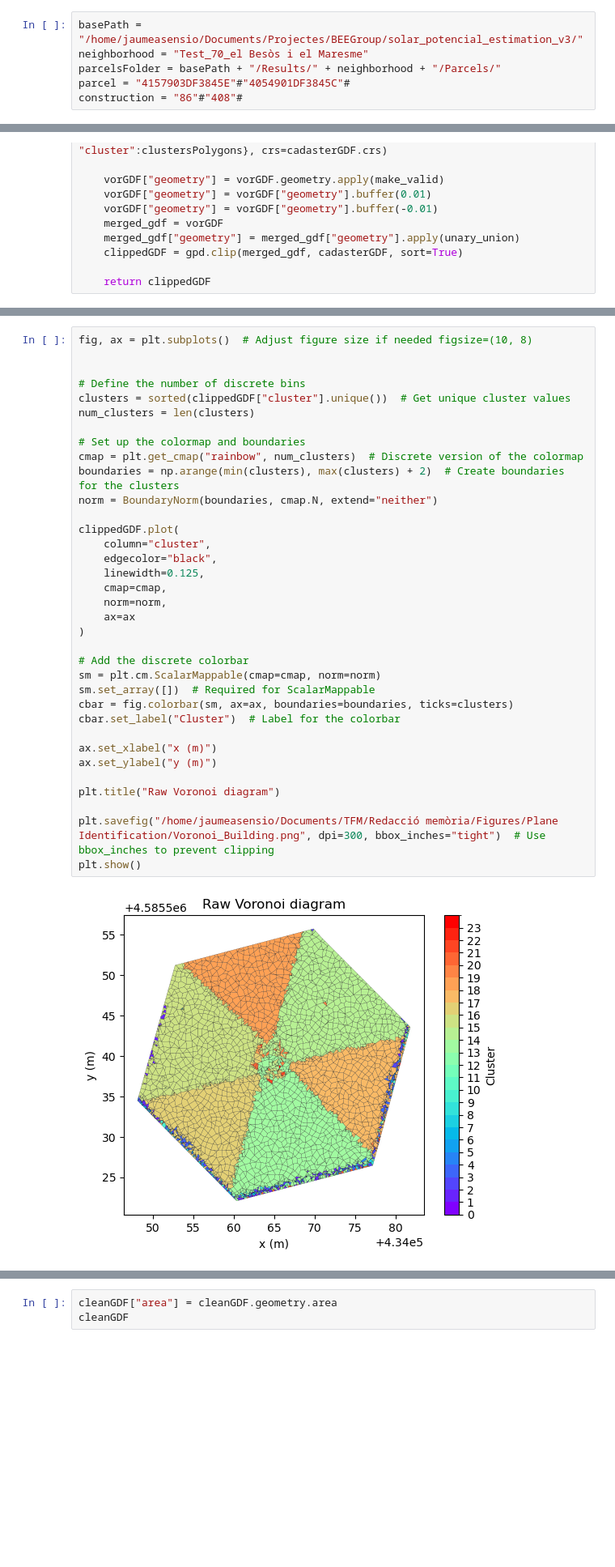
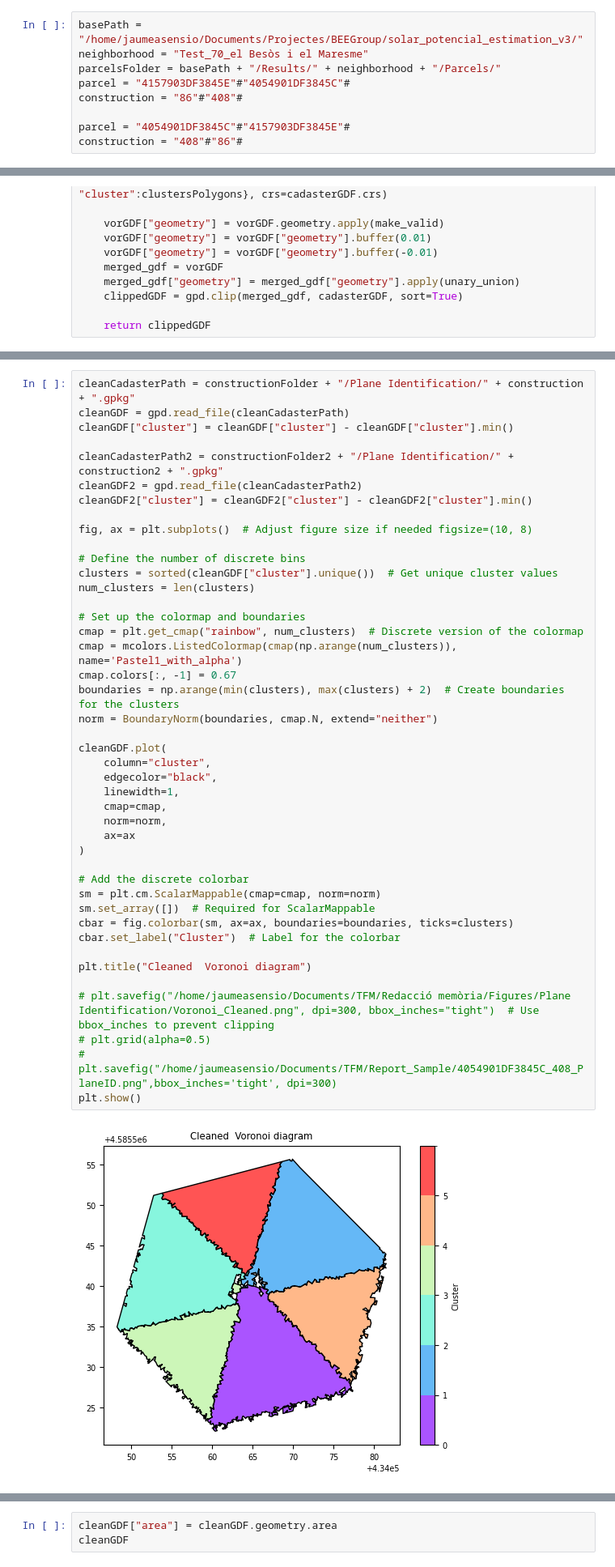
Before and after one commit to BeeGroup-cimne/solar_potencial_estimation_v3, a Jupyter notebook: Scripts/Plane_Identification_Revised/nov22/generateReportImages.ipynb, the cells around one changed output, grey strips where cells are left out. Shown: that part at 81% size. Cells and saved outputs as stored; diff of their text form; blank space fills up the shorter version.

Commit message:
Started code cleaning

```diff
--- a/Scripts/Plane_Identification_Revised/nov22/generateReportImages.ipynb
+++ b/Scripts/Plane_Identification_Revised/nov22/generateReportImages.ipynb
@@ -18,6 +19,9 @@ neighborhood = "Test_70_el Besòs i el Maresme"
 parcelsFolder = basePath + "/Results/" + neighborhood + "/Parcels/"
 parcel = "4157903DF3845E"#"4054901DF3845C"#
 construction = "86"#"408"#
+
+parcel = "4054901DF3845C"#"4157903DF3845E"#
+construction = "408"#"86"#
 # %% [markdown]
 ## Plot LiDAR data
 # %%
@@ -268,37 +498,45 @@ clippedGDF = getVoronoiClipped(newLasDF.xyz, newLasDF.classification, cadasterGD
 # %%
+cleanCadasterPath = constructionFolder + "/Plane Identification/" + construction + ".gpkg"
+cleanGDF = gpd.read_file(cleanCadasterPath)
+cleanGDF["cluster"] = cleanGDF["cluster"] - cleanGDF["cluster"].min()
+
+cleanCadasterPath2 = constructionFolder2 + "/Plane Identification/" + construction2 + ".gpkg"
+cleanGDF2 = gpd.read_file(cleanCadasterPath2)
+cleanGDF2["cluster"] = cleanGDF2["cluster"] - cleanGDF2["cluster"].min()
+
 fig, ax = plt.subplots()  # Adjust figure size if needed figsize=(10, 8)
 
-
 # Define the number of discrete bins
-clusters = sorted(clippedGDF["cluster"].unique())  # Get unique cluster values
+clusters = sorted(cleanGDF["cluster"].unique())  # Get unique cluster values
 num_clusters = len(clusters)
 
 # Set up the colormap and boundaries
 cmap = plt.get_cmap("rainbow", num_clusters)  # Discrete version of the colormap
+cmap = mcolors.ListedColormap(cmap(np.arange(num_clusters)), name='Pastel1_with_alpha')
+cmap.colors[:, -1] = 0.67
 boundaries = np.arange(min(clusters), max(clusters) + 2)  # Create boundaries for the clusters
 norm = BoundaryNorm(boundaries, cmap.N, extend="neither")
 
-clippedGDF.plot(
+cleanGDF.plot(
     column="cluster",
     edgecolor="black",
-    linewidth=0.125,
+    linewidth=1,
     cmap=cmap,
     norm=norm,
     ax=ax
 )
 
 # Add the discrete colorbar
 sm = plt.cm.ScalarMappable(cmap=cmap, norm=norm)
 sm.set_array([])  # Required for ScalarMappable
 cbar = fig.colorbar(sm, ax=ax, boundaries=boundaries, ticks=clusters)
 cbar.set_label("Cluster")  # Label for the colorbar
 
-ax.set_xlabel("x (m)")
-ax.set_ylabel("y (m)")
+plt.title("Cleaned  Voronoi diagram")
 
-plt.title("Raw Voronoi diagram")
-
-plt.savefig("/home/jaumeasensio/Documents/TFM/Redacció memòria/Figures/Plane Identification/Voronoi_Building.png", dpi=300, bbox_inches="tight")  # Use bbox_inches to prevent clipping
+# plt.savefig("/home/jaumeasensio/Documents/TFM/Redacció memòria/Figures/Plane Identification/Voronoi_Cleaned.png", dpi=300, bbox_inches="tight")  # Use bbox_inches to prevent clipping
+# plt.grid(alpha=0.5)
+# plt.savefig("/home/jaumeasensio/Documents/TFM/Report_Sample/4054901DF3845C_408_PlaneID.png",bbox_inches='tight', dpi=300)
 plt.show()
 # %% [output]
-[figure, old version]
+[figure, new version]
```
Also changed, not shown: parts of 13 cells of this notebook, 50 other files.
